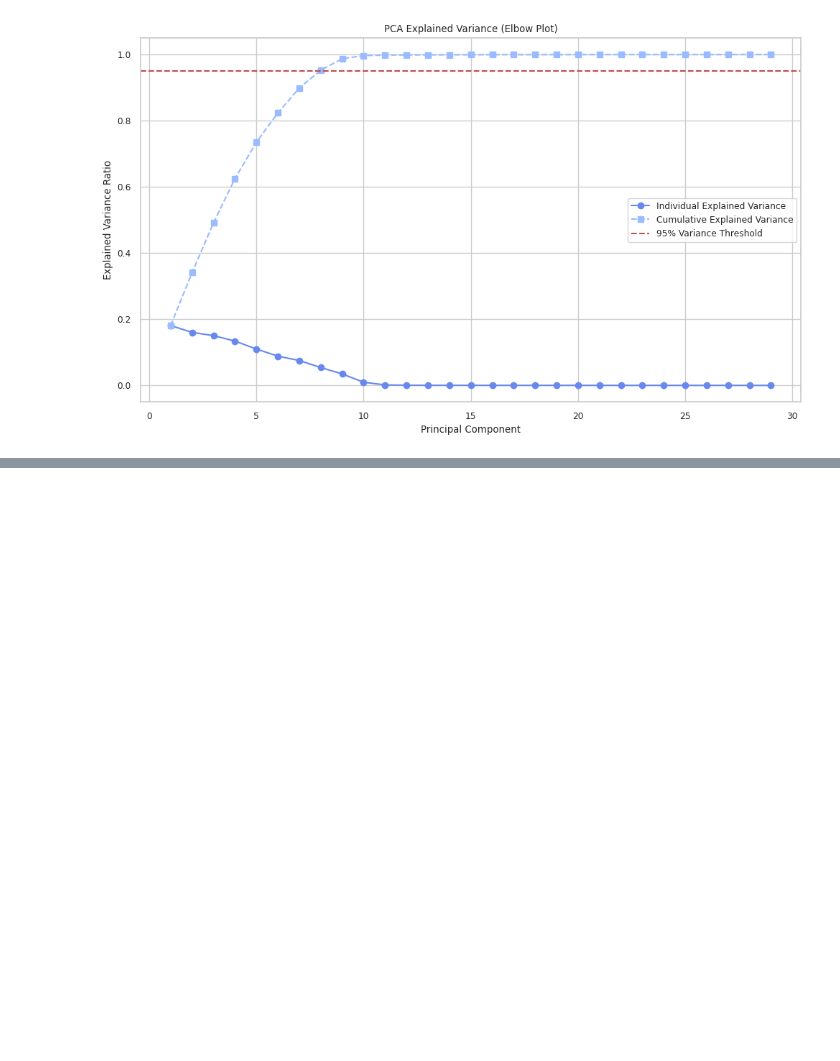
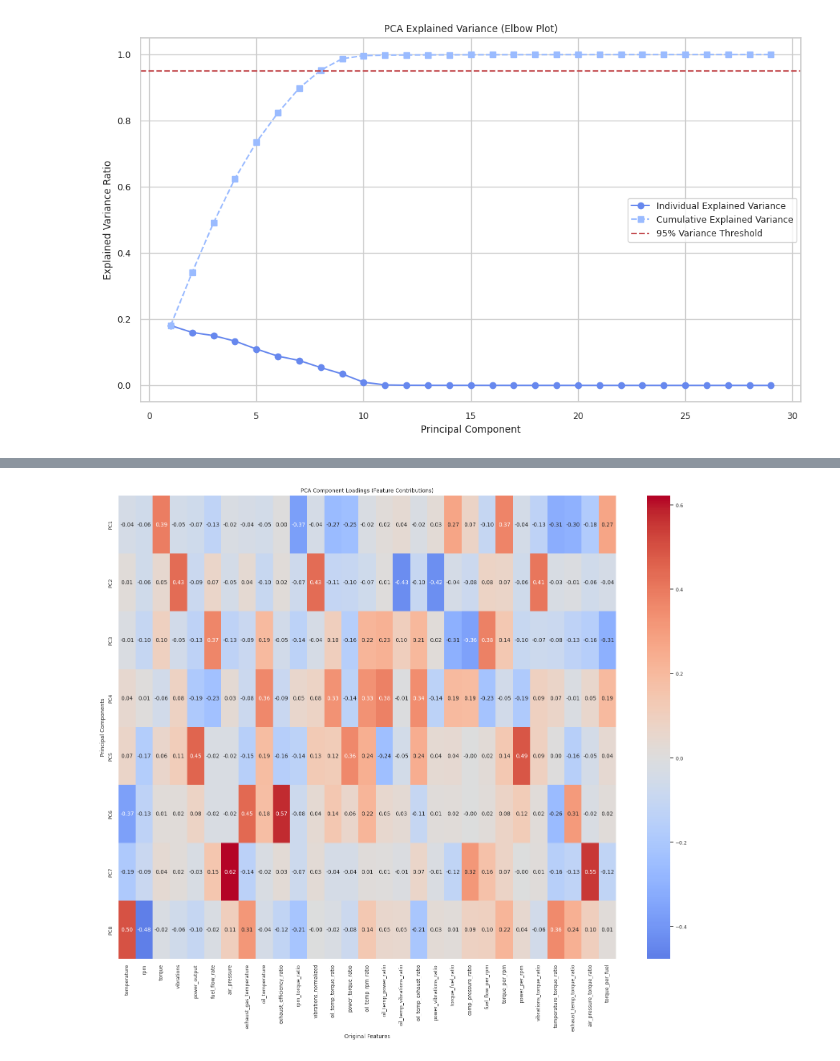
Before and after one commit to gareytwin1/gas-turbine-fault-detection, a Jupyter notebook: gas_turbine_fault_detection.ipynb, the cells around one changed output, grey strips where cells are left out. Drawn from its saved outputs; the diff is of its cells as text; code cells hidden in the pictures; blank space fills up the shorter version.

```diff
--- a/gas_turbine_fault_detection.ipynb
+++ b/gas_turbine_fault_detection.ipynb
@@ -721,0 +717,14 @@ The Elbow Plot indicates that **4–6 principal components** are sufficient to e
+# %%
+# Reduce dimensionality using 8 principal components
+from sklearn.decomposition import PCA
+
+pca = PCA(n_components=8)
+X_pca = pca.fit_transform(df_scaled[numeric_cols])
+
+print(f"Reduced shape: {X_pca.shape}")# Reduce dimensionality using 8 principal components
+from sklearn.decomposition import PCA
+
+pca = PCA(n_components=8)
+X_pca = pca.fit_transform(df_scaled[numeric_cols])
+
+print(f"Reduced shape: {X_pca.shape}")
@@ -721,0 +734,7 @@ The Elbow Plot indicates that **4–6 principal components** are sufficient to e
+# %%
+# Get feature names for reference
+features = numeric_cols
+
+# Each row is a principal component, each column is a feature weight (loading)
+pca_components = pd.DataFrame(pca.components_, columns=features, index=[f'PC{i+1}' for i in range(pca.n_components)])
+pca_components
@@ -721,0 +765,9 @@ The Elbow Plot indicates that **4–6 principal components** are sufficient to e
+# %%
+plt.figure(figsize=(20, 15))
+sns.heatmap(pca_components, cmap='coolwarm', center=0, annot=True, fmt=".2f")
+plt.title("PCA Component Loadings (Feature Contributions)")
+plt.xlabel("Original Features")
+plt.ylabel("Principal Components")
+plt.show()
+# %% [output]
+[figure, added]
```
Also changed, not shown: parts of 9 cells of this notebook.
